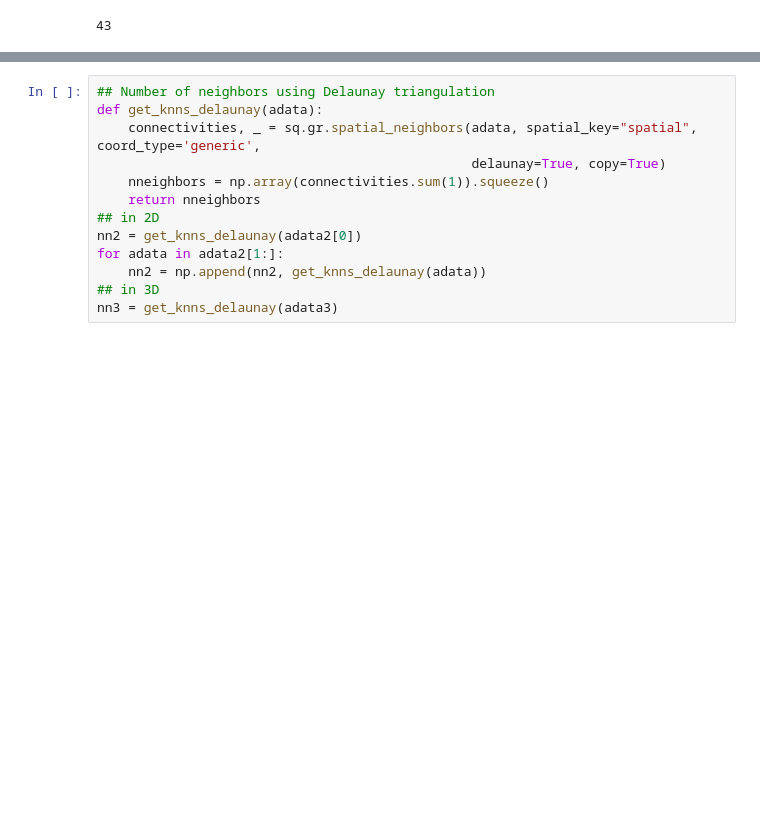
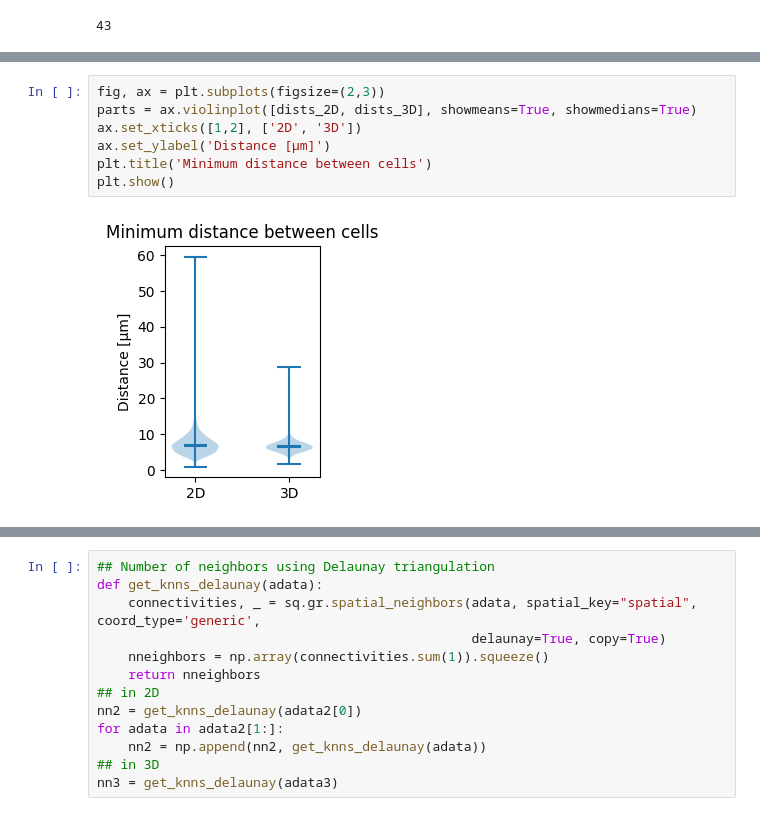
Before and after one commit to gesavoigt/master_thesis, a Jupyter notebook: scripts/nbh_analysis/nbh_size.ipynb, the cells around one changed output, grey strips where cells are left out. Drawn from its saved outputs; the diff is of its cells as text; blank space fills up the shorter version.

```diff
--- a/scripts/nbh_analysis/nbh_size.ipynb
+++ b/scripts/nbh_analysis/nbh_size.ipynb
@@ -73,0 +77,9 @@ plt.show()
+# %%
+fig, ax = plt.subplots(figsize=(2,3))
+parts = ax.violinplot([dists_2D, dists_3D], showmeans=True, showmedians=True)
+ax.set_xticks([1,2], ['2D', '3D'])
+ax.set_ylabel('Distance [μm]')
+plt.title('Minimum distance between cells')
+plt.show()
+# %% [output]
+[figure, added]
```
Also changed, not shown: parts of 11 cells of this notebook.
